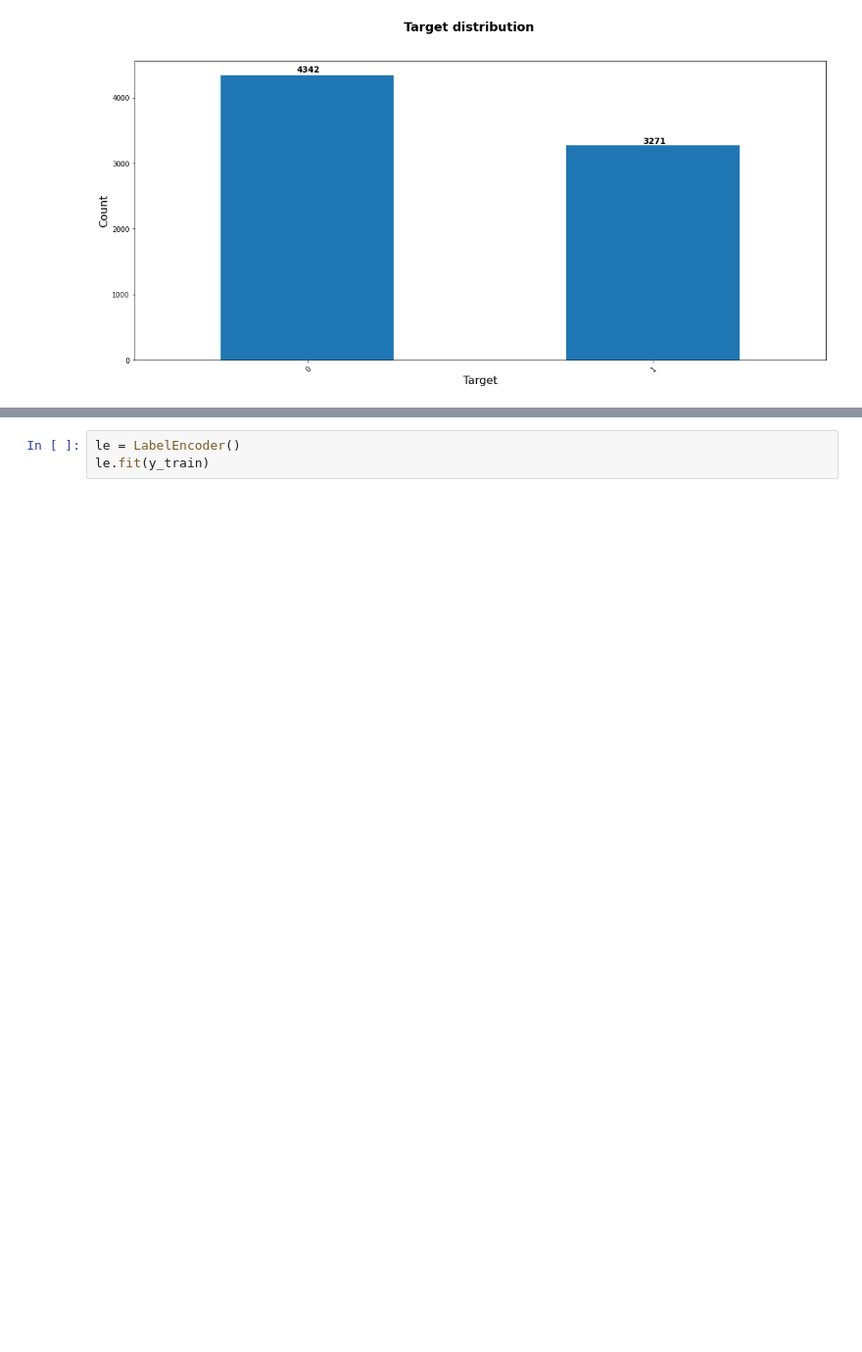
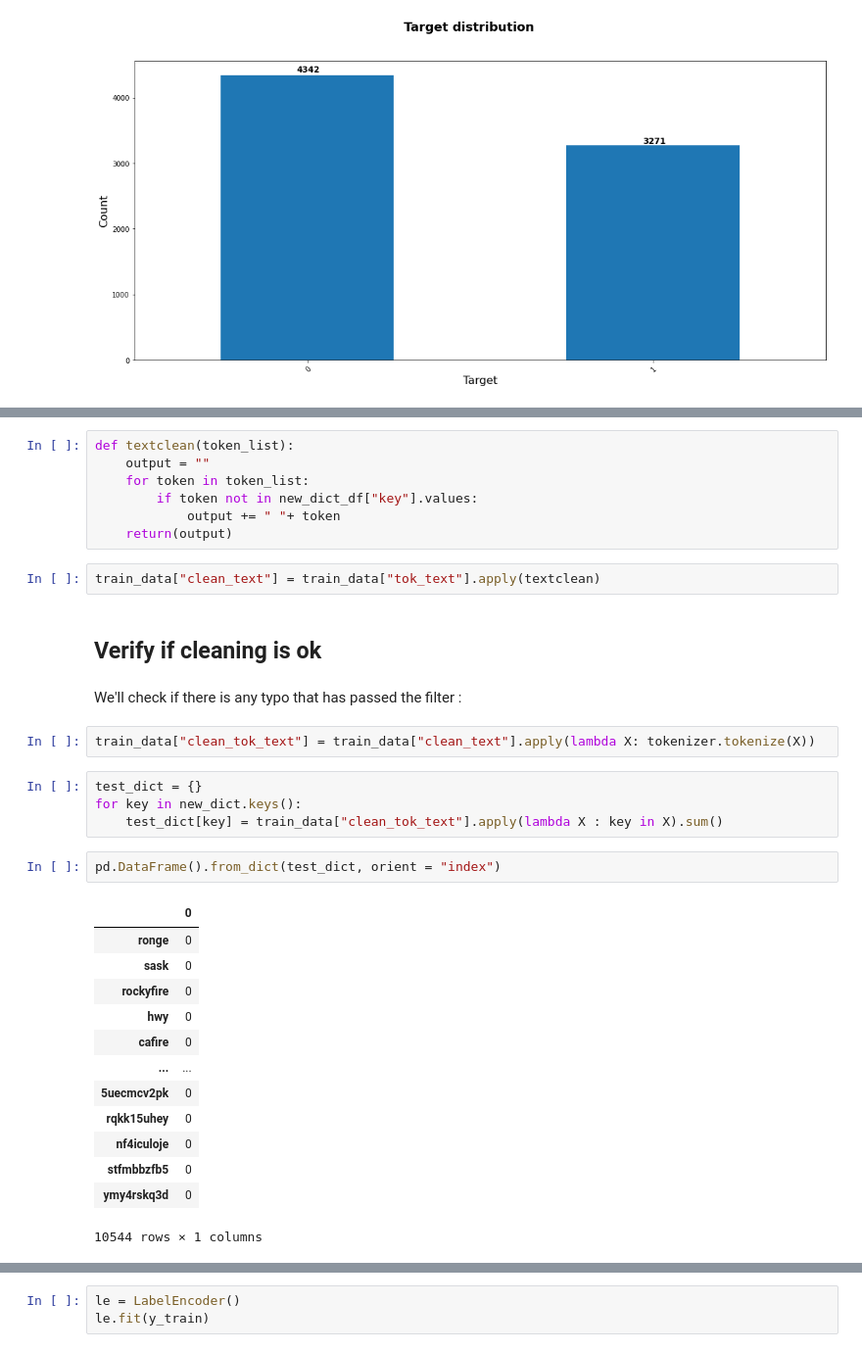
Before and after one commit to Anvil-Late/Disaster_tweet_2, a Jupyter notebook: Disaster_tweet_2.ipynb, the cells around one changed output, grey strips where cells are left out. Shown at 98% size. Cells and saved outputs as stored; diff of their text form; blank space fills up the shorter version.

```diff
--- a/Disaster_tweet_2.ipynb
+++ b/Disaster_tweet_2.ipynb
@@ -92,0 +189,35 @@ Text(0.5, 0.98, 'Target distribution')
+# %%
+def textclean(token_list):
+    output = ""
+    for token in token_list:
+        if token not in new_dict_df["key"].values:
+            output += " "+ token
+    return(output)
+# %%
+train_data["clean_text"] = train_data["tok_text"].apply(textclean)
+# %% [markdown]
+## Verify if cleaning is ok
+# %% [markdown]
+We'll check if there is any typo that has passed the filter :
+# %%
+train_data["clean_tok_text"] = train_data["clean_text"].apply(lambda X: tokenizer.tokenize(X))
+# %%
+test_dict = {}
+for key in new_dict.keys():
+    test_dict[key] = train_data["clean_tok_text"].apply(lambda X : key in X).sum()
+# %%
+pd.DataFrame().from_dict(test_dict, orient = "index")
+# %% [output]
+|  | 0 |
+| ronge | 0 |
+| sask | 0 |
+| rockyfire | 0 |
+| hwy | 0 |
+| cafire | 0 |
+| ... | ... |
+| 5uecmcv2pk | 0 |
+| rqkk15uhey | 0 |
+| nf4iculoje | 0 |
+| stfmbbzfb5 | 0 |
+| ymy4rskq3d | 0 |
+10544 rows × 1 columns
```
Also changed, not shown: parts of 42 cells of this notebook, 3 other files.
